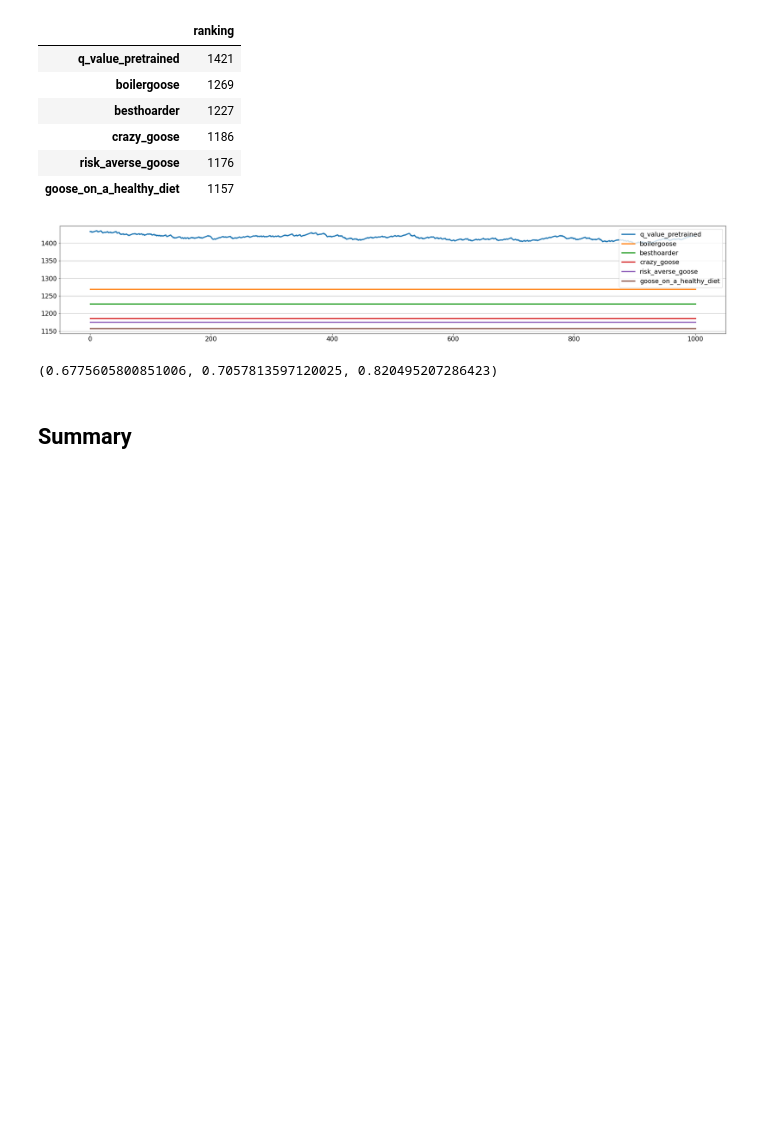
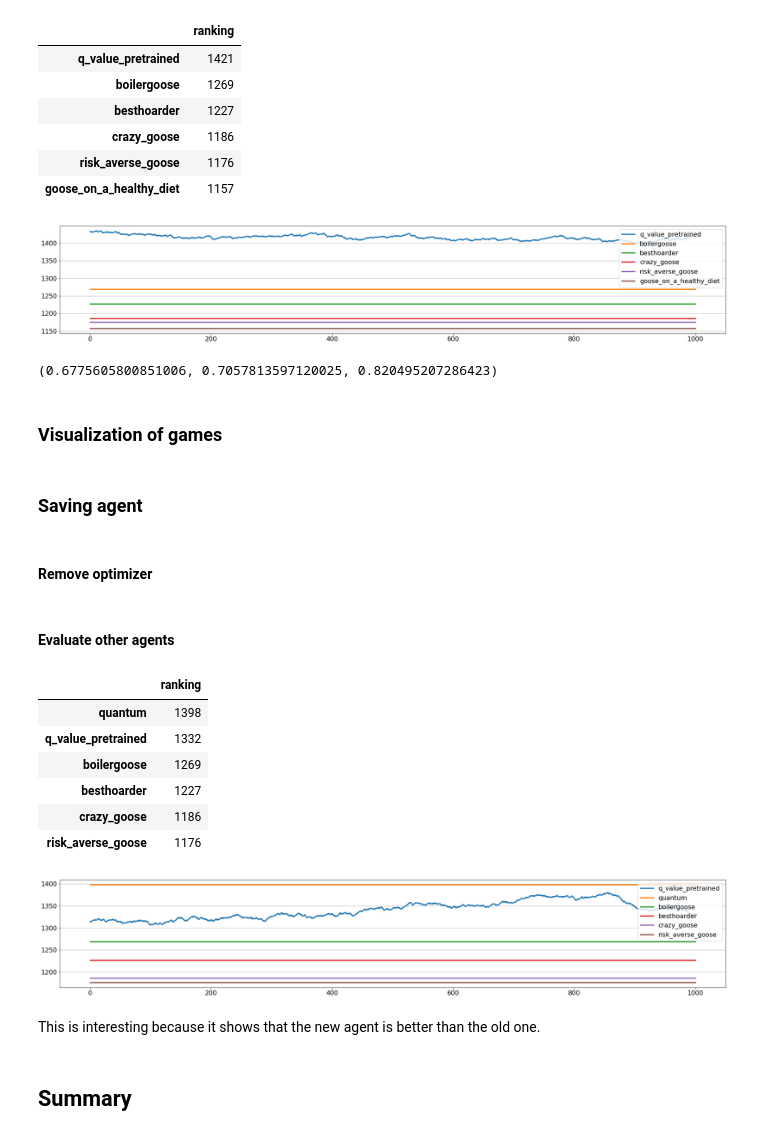
Before and after one commit to ironbar/hungry_geese, a Jupyter notebook: notebooks/005_explore_other_reward_functions.ipynb, the cells around one changed output. Saved outputs shown, nothing was run; the diff lists cells and outputs as text; code cells hidden in the pictures; blank space fills up the shorter version.

```diff
--- a/notebooks/005_explore_other_reward_functions.ipynb
+++ b/notebooks/005_explore_other_reward_functions.ipynb
@@ -1392,3 +1412,9 @@ from hungry_geese.elo import elo_expectation
 elo_expectation(1398, 1269), elo_expectation(1421, 1269), elo_expectation(1421, 1157)
 # %% [output]
 (0.6775605800851006, 0.7057813597120025, 0.820495207286423)
+# %% [markdown]
+### Visualization of games
+# %% [markdown]
+### Saving agent
+# %% [markdown]
+#### Remove optimizer
@@ -1395,2 +1424,21 @@ elo_expectation(1398, 1269), elo_expectation(1421, 1269), elo_expectation(1421,
+# %% [markdown]
+#### Evaluate other agents
+# %%
+ret = evaluate_agent(
+    {'q_value_pretrained': '/mnt/hdd0/Kaggle/hungry_geese/models/21_risk_averse_goose_epsilon025/03_epsilon025_reward_-4_4_x128_40000/q_value_agent.py'},
+    initial_elo_ranking.index.values.tolist()[:5],
+    n_matches=1000, single_agent=False, max_workers=20)
+compute_elo_ranking(*ret)
+# %% [output]
+|  | ranking |
+| quantum | 1398 |
+| q_value_pretrained | 1332 |
+| boilergoose | 1269 |
+| besthoarder | 1227 |
+| crazy_goose | 1186 |
+| risk_averse_goose | 1176 |
+[figure, added]
+# %% [markdown]
+This is interesting because it shows that the new agent is better than the old one.
 # %% [markdown]
 ## Summary
```
Also changed, not shown: parts of 7 cells of this notebook, 5 other files.
